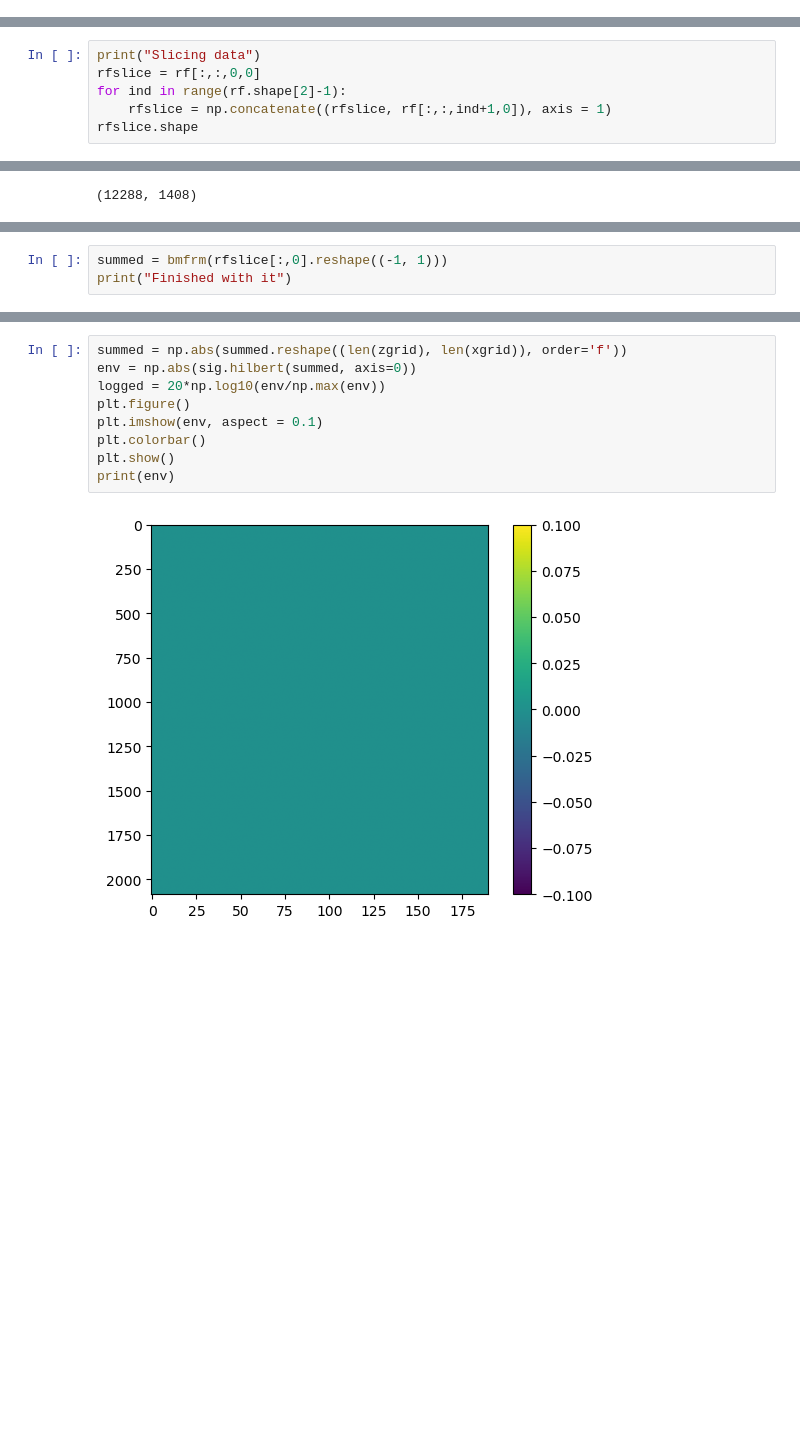
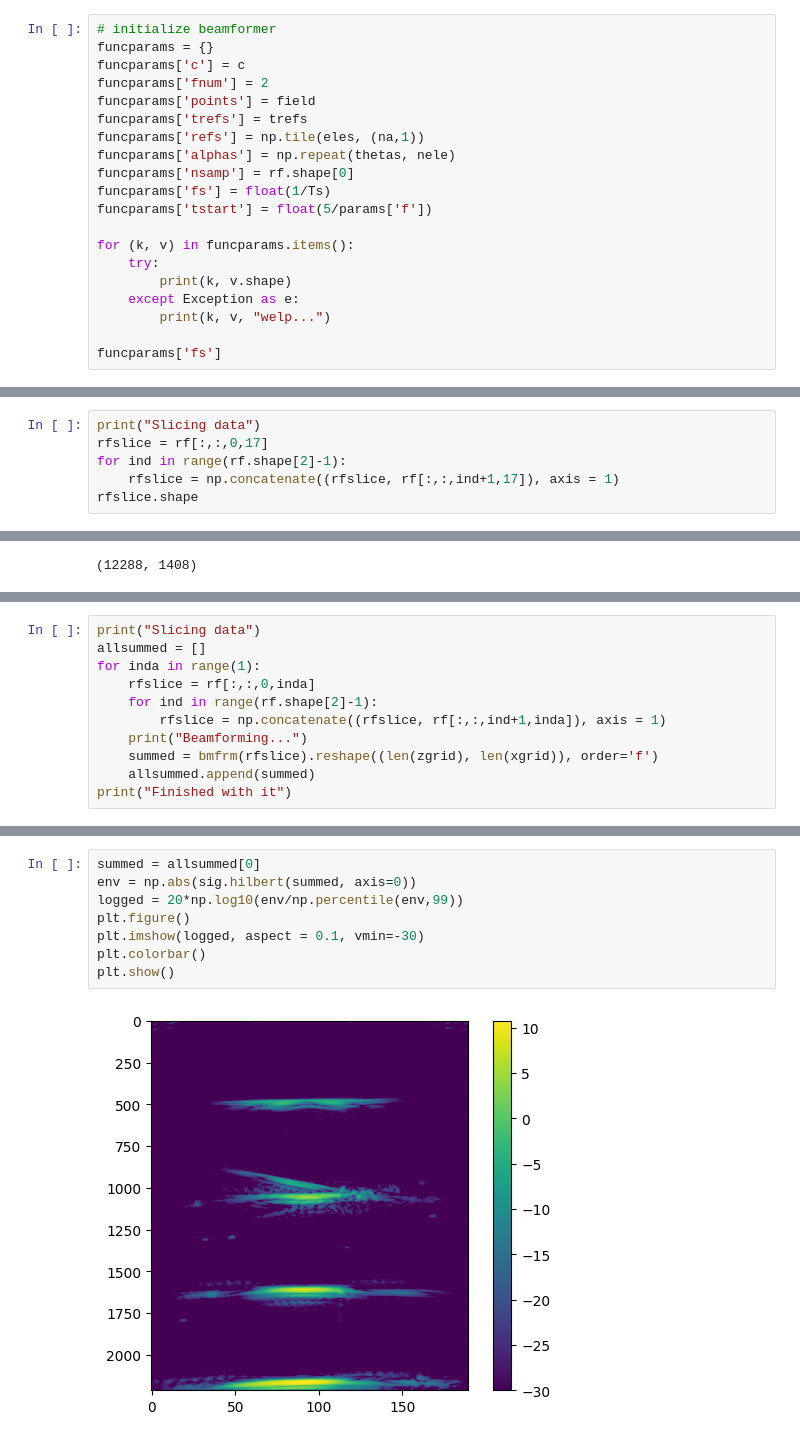
Before and after one commit to wewightman/bmfrmtrig, a Jupyter notebook: test_notebook.ipynb, the cells around one changed output, grey strips where cells are left out. Drawn from its saved outputs; the diff is of its cells as text; blank space fills up the shorter version.

```diff
--- a/test_notebook.ipynb
+++ b/test_notebook.ipynb
@@ -126,0 +95,20 @@ track_params welp...
+# %%
+# initialize beamformer
+funcparams = {}
+funcparams['c'] = c
+funcparams['fnum'] = 2
+funcparams['points'] = field
+funcparams['trefs'] = trefs
+funcparams['refs'] = np.tile(eles, (na,1))
+funcparams['alphas'] = np.repeat(thetas, nele)
+funcparams['nsamp'] = rf.shape[0]
+funcparams['fs'] = float(1/Ts)
+funcparams['tstart'] = float(5/params['f'])
+
+for (k, v) in funcparams.items():
+    try:
+        print(k, v.shape)
+    except Exception as e:
+        print(k, v, "welp...")
+
+funcparams['fs']
@@ -142,9 +141,9 @@ Initializing a PWBeamformer...
     Generating Transmission Tabs
 # %%
 print("Slicing data")
-rfslice = rf[:,:,0,0]
+rfslice = rf[:,:,0,17]
 for ind in range(rf.shape[2]-1):
-    rfslice = np.concatenate((rfslice, rf[:,:,ind+1,0]), axis = 1)
+    rfslice = np.concatenate((rfslice, rf[:,:,ind+1,17]), axis = 1)
 rfslice.shape
 # %% [output]
 Slicing data
@@ -154,3 +155,0 @@ bmfrmparams = pwb.__BMFRM_PARAMS__[bmfrm.id]
-# %%
-summed = bmfrm(rfslice[:,0].reshape((-1, 1)))
-print("Finished with it")
@@ -163,0 +156,11 @@ Finished with it
+# %%
+print("Slicing data")
+allsummed = []
+for inda in range(1):
+    rfslice = rf[:,:,0,inda]
+    for ind in range(rf.shape[2]-1):
+        rfslice = np.concatenate((rfslice, rf[:,:,ind+1,inda]), axis = 1)
+    print("Beamforming...")
+    summed = bmfrm(rfslice).reshape((len(zgrid), len(xgrid)), order='f')
+    allsummed.append(summed)
+print("Finished with it")
@@ -164,11 +176,10 @@ Finished with it
 # %%
-summed = np.abs(summed.reshape((len(zgrid), len(xgrid)), order='f'))
+summed = allsummed[0]
 env = np.abs(sig.hilbert(summed, axis=0))
-logged = 20*np.log10(env/np.max(env))
+logged = 20*np.log10(env/np.percentile(env,99))
 plt.figure()
-plt.imshow(env, aspect = 0.1)
+plt.imshow(logged, aspect = 0.1, vmin=-30)
 plt.colorbar()
 plt.show()
-print(env)
 # %% [output]
-[figure, old version]
+[figure, new version]
```
Also changed, not shown: parts of 11 cells of this notebook, 5 other files.
